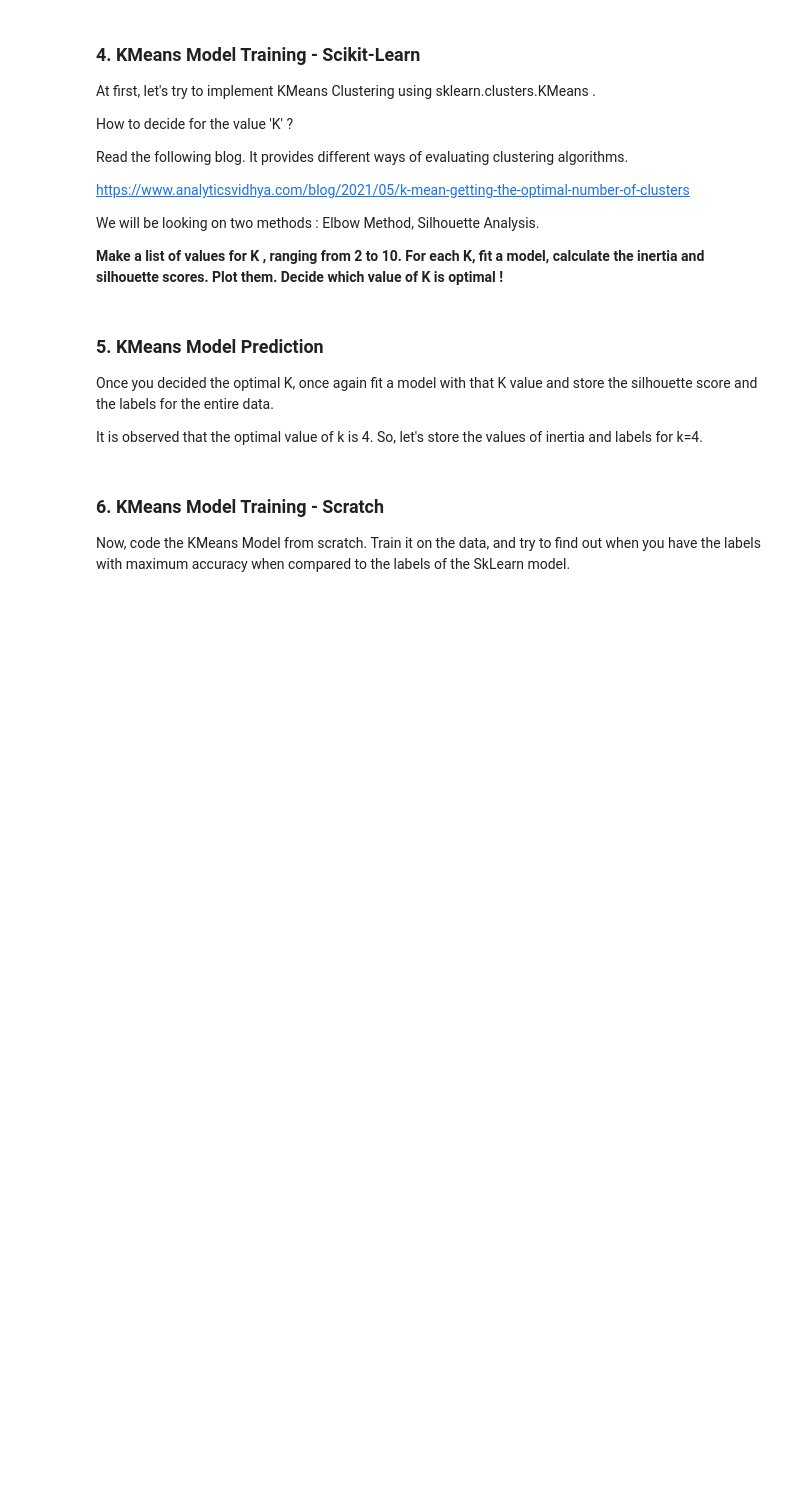
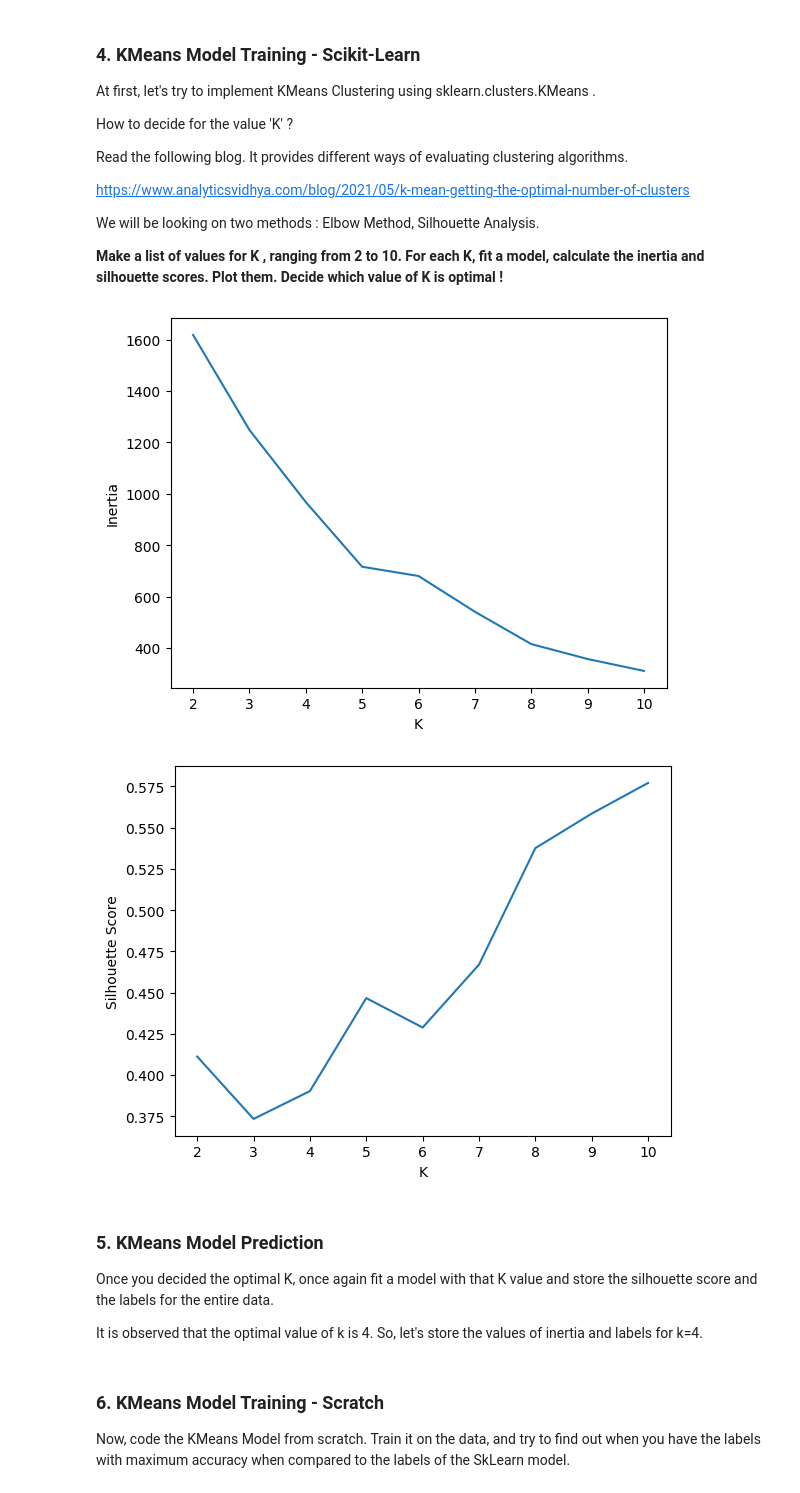
Before and after one commit to Intro-to-ML-and-DL/Intro-to-ML-and-DL, a Jupyter notebook: Week 4/Assignment/Stamatics_Assignment3.ipynb, the cells around one changed output. Drawn from its saved outputs; the diff is of its cells as text; code cells hidden in the pictures; blank space fills up the shorter version.

```diff
--- a/Week 4/Assignment/Stamatics_Assignment3.ipynb
+++ b/Week 4/Assignment/Stamatics_Assignment3.ipynb
@@ -79,2 +381,6 @@ This is an Unsupervised Learning question since it doesn't provide you with labe
 # %% [markdown]
 ### 2. Read the csv file "segmentation data.csv" present in the Github repository as a Pandas DataFrame.
+# %%
+segmentation_data=pd.read_csv("segmentation data.csv")
+segmentation_df=pd.DataFrame(segmentation_data)
+segmentation_df.head()
@@ -90,3 +403,6 @@ This is an Unsupervised Learning question since it doesn't provide you with labe
 > Additionally, you may also make the Age column have categorical values. How ? Apply some function that makes age groups turns all ages in some group to a particular number !
 
 Note : Don't do everything in a single code block ! Do it step-by-step and show output for each step.
+# %%
+segmentation_df=segmentation_df.drop(['ID'],axis=1)
+segmentation_df.head()
@@ -92,0 +428,9 @@ Note : Don't do everything in a single code block ! Do it step-by-step and show
+# %%
+from sklearn.preprocessing import MinMaxScaler
+scalar=MinMaxScaler()
+segmentation_df['Age']=scalar.fit_transform(segmentation_df['Age'].values.reshape(-1,1))
+segmentation_df['Education']=scalar.fit_transform(segmentation_df['Education'].values.reshape(-1,1))
+segmentation_df['Income']=scalar.fit_transform(segmentation_df['Income'].values.reshape(-1,1))
+segmentation_df['Occupation']=scalar.fit_transform(segmentation_df['Occupation'].values.reshape(-1,1))
+segmentation_df['Settelement size']=scalar.fit_transform(segmentation_df['Settlement size'].values.reshape(-1,1))
+segmentation_df.head()
@@ -104,6 +455,34 @@ https://www.analyticsvidhya.com/blog/2021/05/k-mean-getting-the-optimal-number-o
 We will be looking on two methods : Elbow Method, Silhouette Analysis.
 
 **Make a list of values for K , ranging from 2 to 10. For each K, fit a model, calculate the inertia and silhouette scores. Plot them. Decide which value of K is optimal !**
+# %%
+from sklearn.cluster import KMeans
+from sklearn.metrics import silhouette_score
+
+k_range=range(2,11)
+inertia_scores=[]
+silhouette_scores=[]
+SK_labels=[]
+
+for k in k_range:
+    kmeans=KMeans(n_clusters=k,random_state=42, n_init='auto')
+    kmeans.fit(segmentation_df)
+    inertia_scores.append(kmeans.inertia_)
+    SK_labels.append(kmeans.labels_)
+    silhouette_scores.append(silhouette_score(segmentation_df,kmeans.labels_))
+
+plt.plot(k_range,inertia_scores)
+plt.xlabel('K')
+plt.ylabel('Inertia')
+plt.show()
+
+plt.plot(k_range,silhouette_scores)
+plt.xlabel('K')
+plt.ylabel('Silhouette Score')
+plt.show()
+# %% [output]
+[figure, added]
+[figure, added]
 # %% [markdown]
 ### 5. KMeans Model Prediction
 
```
Also changed, not shown: parts of 36 cells of this notebook.
